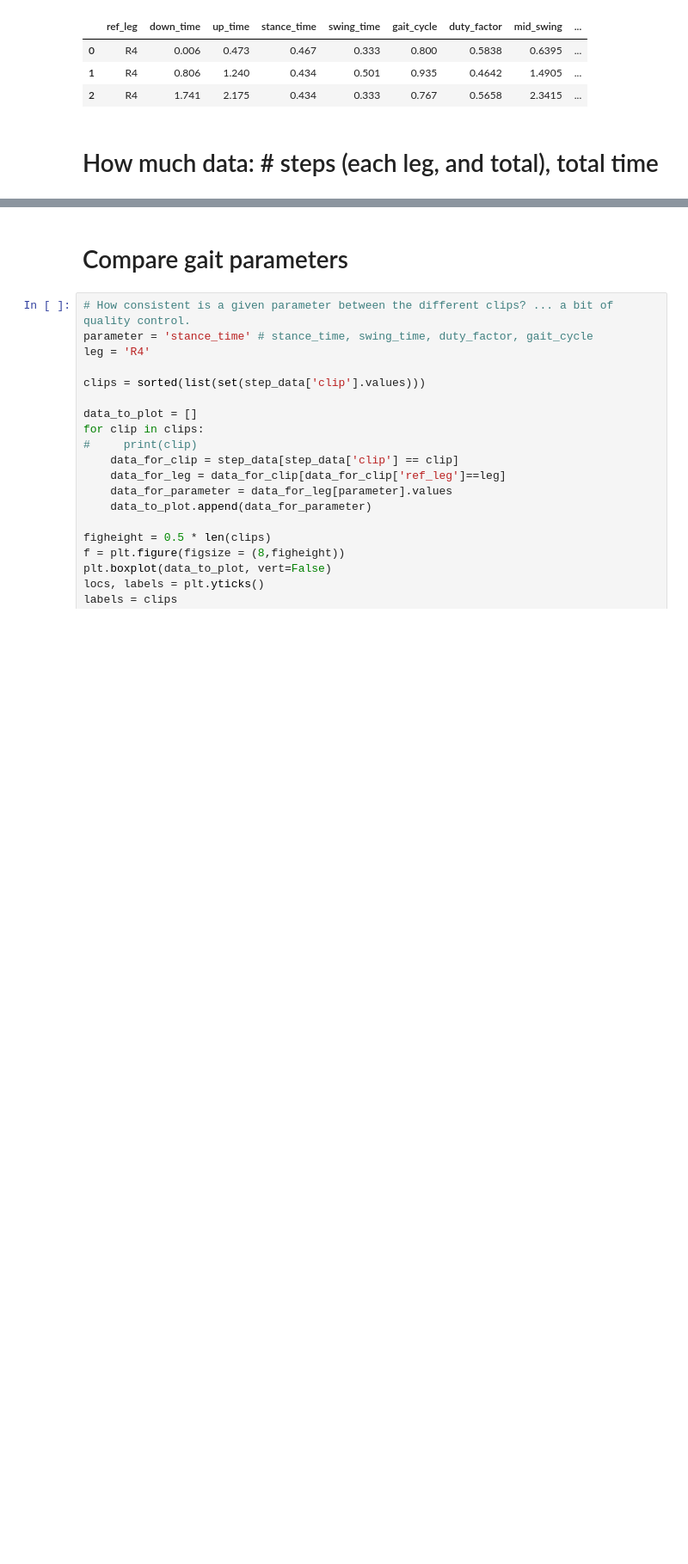
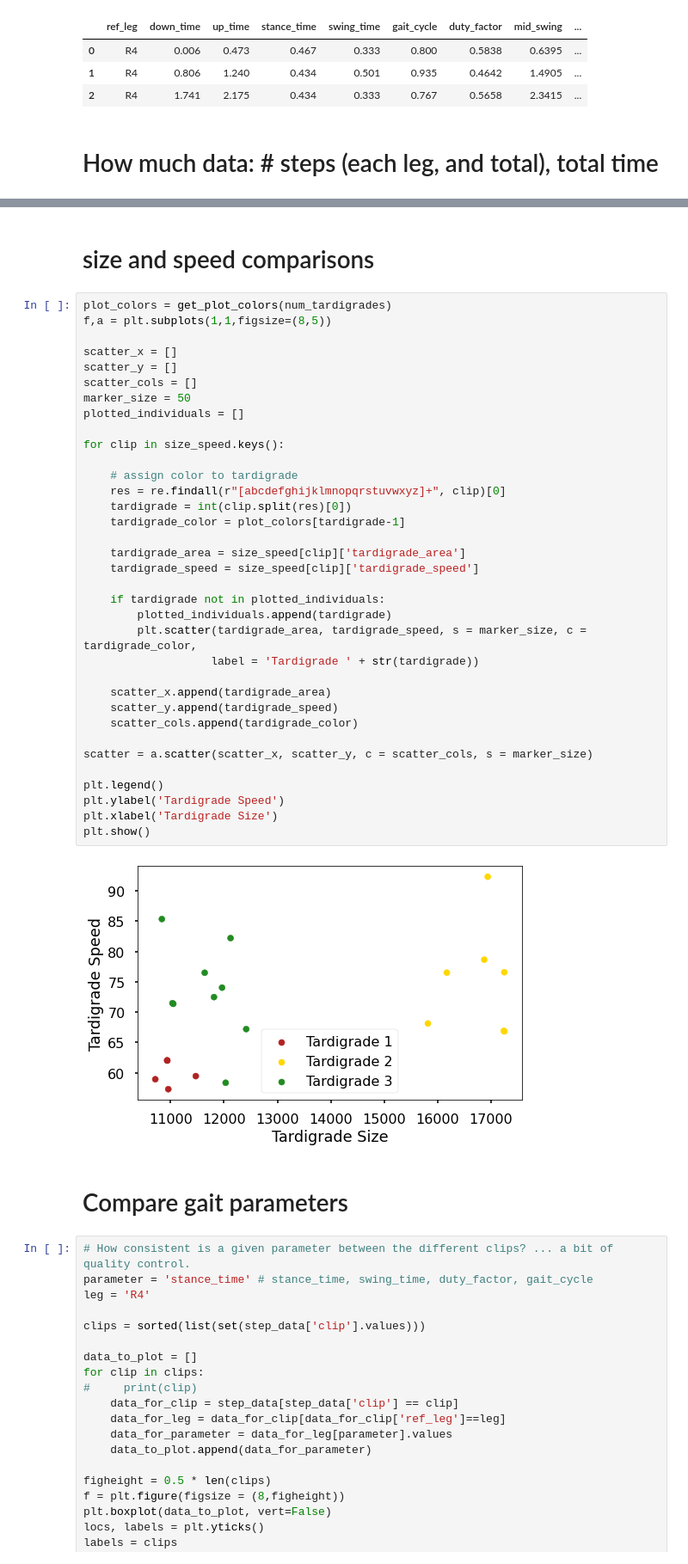
Before and after one commit to enwudz/gait, a Jupyter notebook: average_step_plots.ipynb, the cells around one changed output, grey strips where cells are left out. Shown at 86% size. Drawn from its saved outputs; the diff is of its cells as text; blank space fills up the shorter version.

```diff
--- a/average_step_plots.ipynb
+++ b/average_step_plots.ipynb
@@ -119,3 +147,42 @@ plt.show()
+# %% [markdown]
+# size and speed comparisons
+# %%
+plot_colors = get_plot_colors(num_tardigrades)
+f,a = plt.subplots(1,1,figsize=(8,5))
+
+scatter_x = []
+scatter_y = []
+scatter_cols = []
+marker_size = 50
+plotted_individuals = []
+
+for clip in size_speed.keys():
+
+    # assign color to tardigrade
+    res = re.findall(r"[abcdefghijklmnopqrstuvwxyz]+", clip)[0]
+    tardigrade = int(clip.split(res)[0])
+    tardigrade_color = plot_colors[tardigrade-1]
+
+    tardigrade_area = size_speed[clip]['tardigrade_area']
+    tardigrade_speed = size_speed[clip]['tardigrade_speed']
+
+    if tardigrade not in plotted_individuals:
+        plotted_individuals.append(tardigrade)
+        plt.scatter(tardigrade_area, tardigrade_speed, s = marker_size, c = tardigrade_color,
+                   label = 'Tardigrade ' + str(tardigrade))
+
+    scatter_x.append(tardigrade_area)
+    scatter_y.append(tardigrade_speed)
+    scatter_cols.append(tardigrade_color)
+
+scatter = a.scatter(scatter_x, scatter_y, c = scatter_cols, s = marker_size)
+
+plt.legend()
+plt.ylabel('Tardigrade Speed')
+plt.xlabel('Tardigrade Size')
+plt.show()
+# %% [output]
+[figure, added]
 # %% [markdown]
 # Compare gait parameters
 # %%
```
Also changed, not shown: parts of 5 cells of this notebook, 2 other files.
